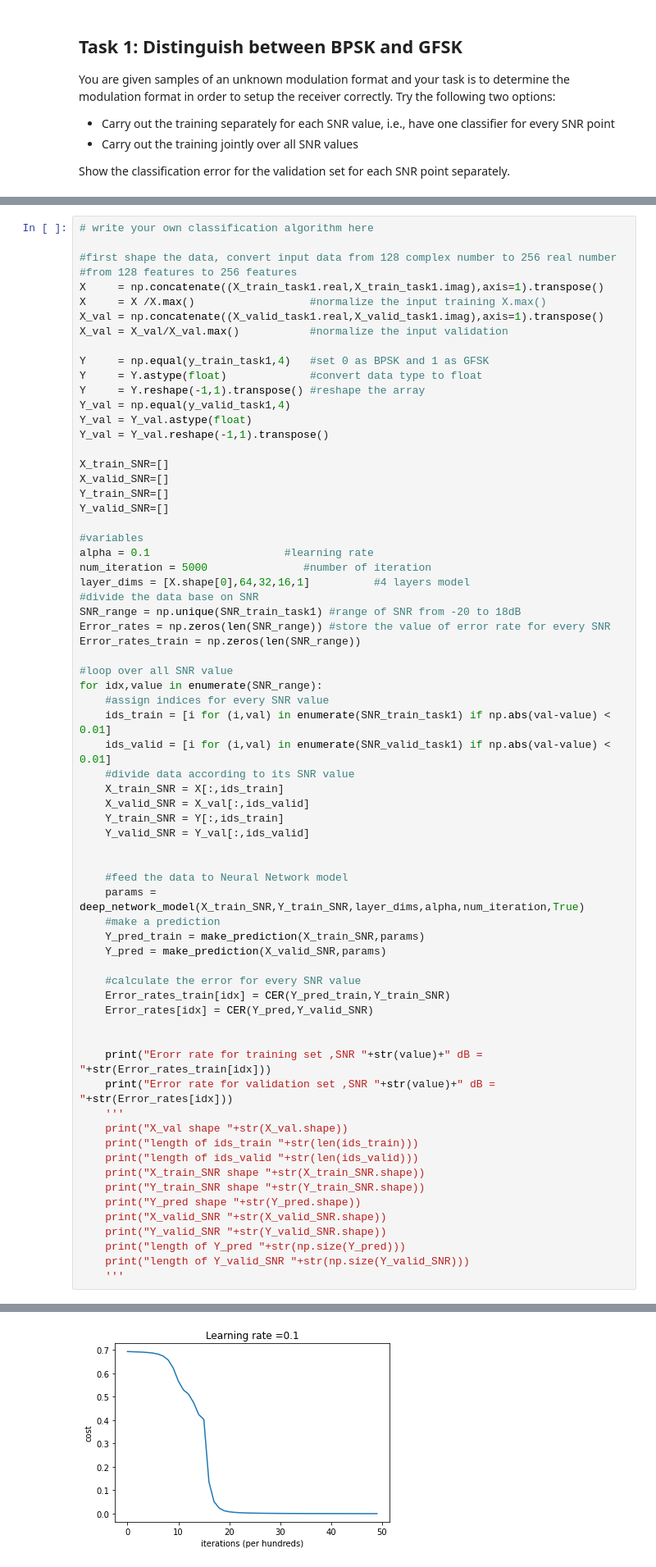
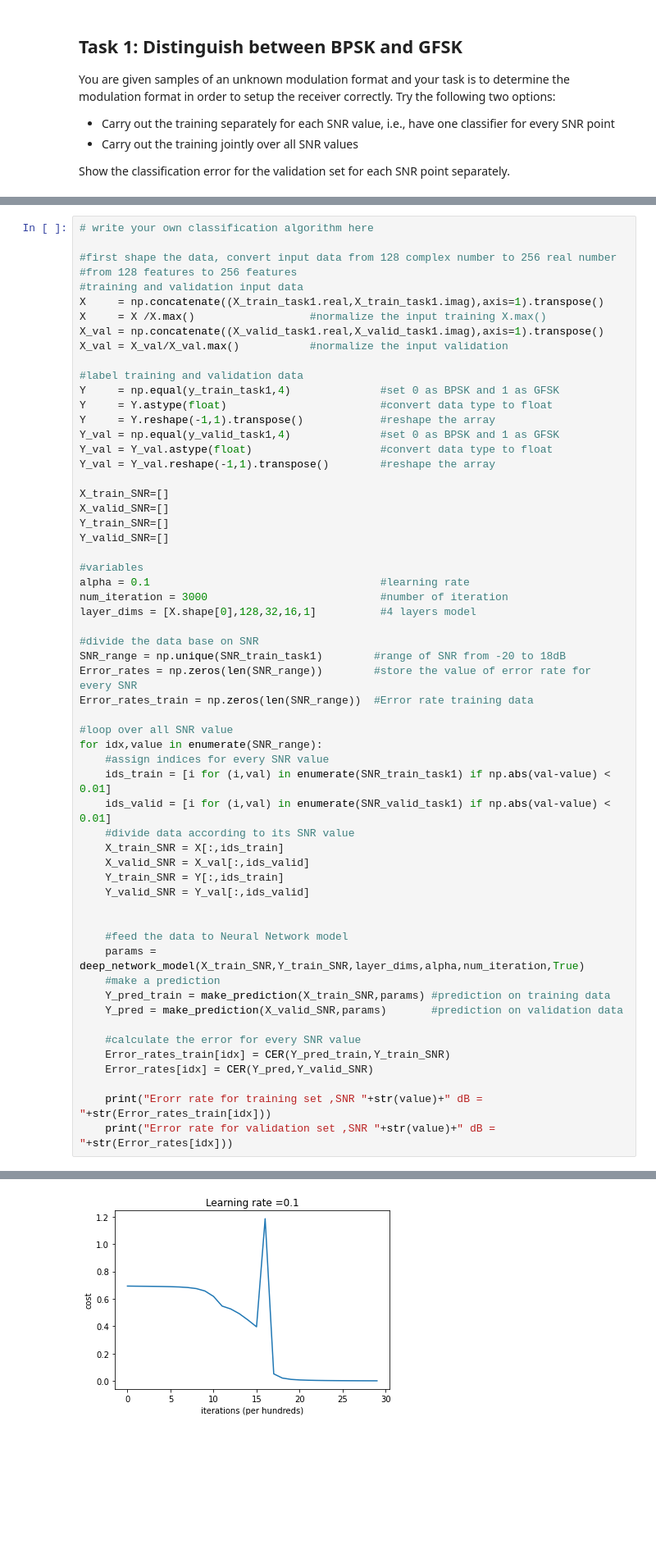
Before and after one commit to aravsi77/modulation_classification, a Jupyter notebook: Modulation_classification_v3.ipynb, the cells around one changed output, grey strips where cells are left out. Shown at 82% size. Drawn from its saved outputs; the diff is of its cells as text; blank space fills up the shorter version.

```diff
--- a/Modulation_classification_v3.ipynb
+++ b/Modulation_classification_v3.ipynb
@@ -328,17 +327,19 @@ def make_prediction(X,params):
 
 #first shape the data, convert input data from 128 complex number to 256 real number
 #from 128 features to 256 features
+#training and validation input data
 X     = np.concatenate((X_train_task1.real,X_train_task1.imag),axis=1).transpose()
 X     = X /X.max()                  #normalize the input training X.max()
 X_val = np.concatenate((X_valid_task1.real,X_valid_task1.imag),axis=1).transpose()
 X_val = X_val/X_val.max()           #normalize the input validation
 
-Y     = np.equal(y_train_task1,4)   #set 0 as BPSK and 1 as GFSK
-Y     = Y.astype(float)             #convert data type to float
-Y     = Y.reshape(-1,1).transpose() #reshape the array
-Y_val = np.equal(y_valid_task1,4)
-Y_val = Y_val.astype(float)
-Y_val = Y_val.reshape(-1,1).transpose()
+#label training and validation data
+Y     = np.equal(y_train_task1,4)              #set 0 as BPSK and 1 as GFSK
+Y     = Y.astype(float)                        #convert data type to float
+Y     = Y.reshape(-1,1).transpose()            #reshape the array
+Y_val = np.equal(y_valid_task1,4)              #set 0 as BPSK and 1 as GFSK
+Y_val = Y_val.astype(float)                    #convert data type to float
+Y_val = Y_val.reshape(-1,1).transpose()        #reshape the array
 
 X_train_SNR=[]
 X_valid_SNR=[]
@@ -346,13 +347,14 @@ Y_train_SNR=[]
 Y_valid_SNR=[]
 
 #variables
-alpha = 0.1                     #learning rate
-num_iteration = 5000               #number of iteration
-layer_dims = [X.shape[0],64,32,16,1]          #4 layers model
+alpha = 0.1                                    #learning rate
+num_iteration = 3000                           #number of iteration
+layer_dims = [X.shape[0],128,32,16,1]          #4 layers model
+
 #divide the data base on SNR
-SNR_range = np.unique(SNR_train_task1) #range of SNR from -20 to 18dB
-Error_rates = np.zeros(len(SNR_range)) #store the value of error rate for every SNR
-Error_rates_train = np.zeros(len(SNR_range))
+SNR_range = np.unique(SNR_train_task1)        #range of SNR from -20 to 18dB
+Error_rates = np.zeros(len(SNR_range))        #store the value of error rate for every SNR
+Error_rates_train = np.zeros(len(SNR_range))  #Error rate training data
 
 #loop over all SNR value
 for idx,value in enumerate(SNR_range):
@@ -369,26 +371,13 @@ for idx,value in enumerate(SNR_range):
     #feed the data to Neural Network model
     params = deep_network_model(X_train_SNR,Y_train_SNR,layer_dims,alpha,num_iteration,True)
     #make a prediction
-    Y_pred_train = make_prediction(X_train_SNR,params)
-    Y_pred = make_prediction(X_valid_SNR,params)
+    Y_pred_train = make_prediction(X_train_SNR,params) #prediction on training data
+    Y_pred = make_prediction(X_valid_SNR,params)       #prediction on validation data
 
     #calculate the error for every SNR value
     Error_rates_train[idx] = CER(Y_pred_train,Y_train_SNR)
     Error_rates[idx] = CER(Y_pred,Y_valid_SNR)
 
-
     print("Erorr rate for training set ,SNR "+str(value)+" dB = "+str(Error_rates_train[idx]))
     print("Error rate for validation set ,SNR "+str(value)+" dB = "+str(Error_rates[idx]))
-    '''
-    print("X_val shape "+str(X_val.shape))
-    print("length of ids_train "+str(len(ids_train)))
-    print("length of ids_valid "+str(len(ids_valid)))
-    print("X_train_SNR shape "+str(X_train_SNR.shape))
-    print("Y_train_SNR shape "+str(Y_train_SNR.shape))
-    print("Y_pred shape "+str(Y_pred.shape))
-    print("X_valid_SNR "+str(X_valid_SNR.shape))
-    print("Y_valid_SNR "+str(Y_valid_SNR.shape))
-    print("length of Y_pred "+str(np.size(Y_pred)))
-    print("length of Y_valid_SNR "+str(np.size(Y_valid_SNR)))
-    '''
 # %% [output]
@@ -430,2 +419,2 @@ Cost after iteration 4900: 0.000428
-[figure, old version]
+[figure, new version]
 Erorr rate for training set ,SNR -18 dB = 0.0
```
Also changed, not shown: parts of 6 cells of this notebook.
